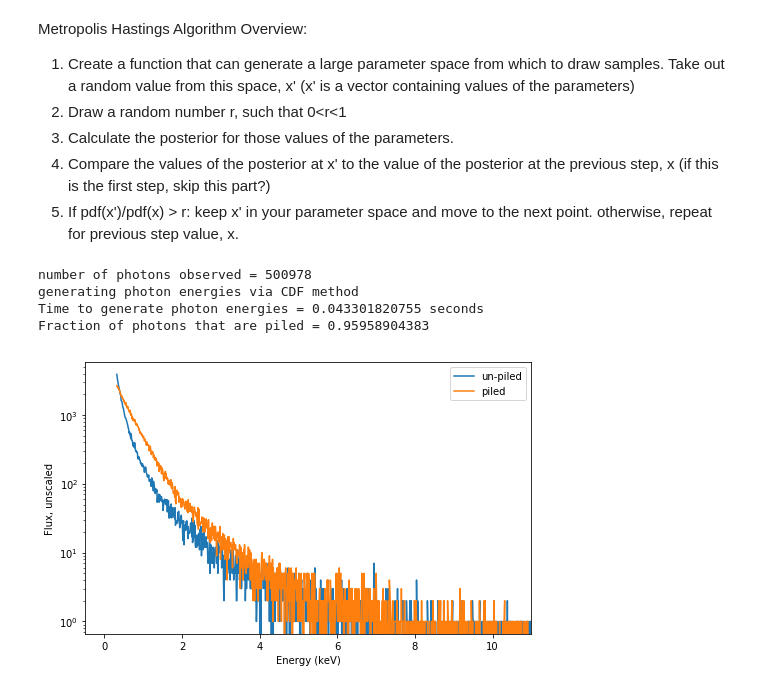
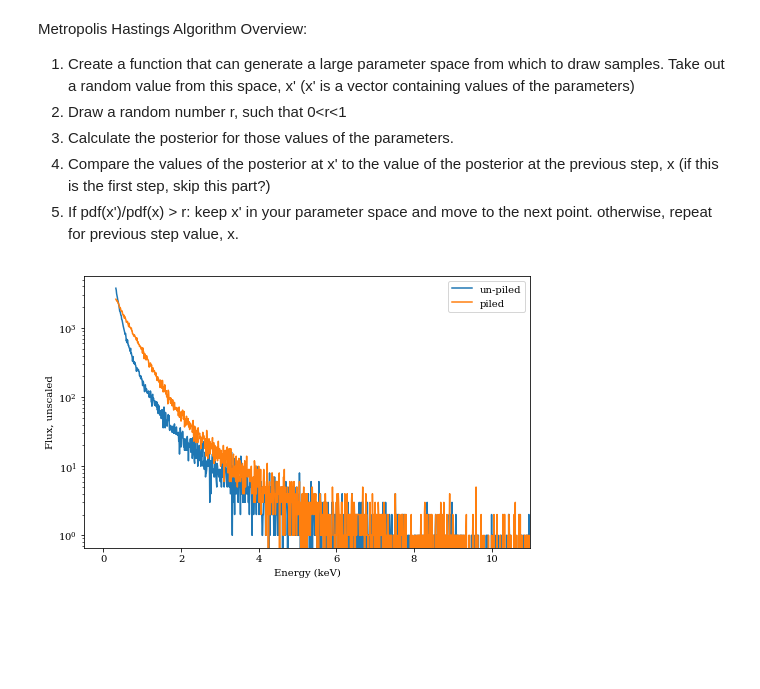
Before and after one commit to dirac-institute/PileupABC, a Jupyter notebook: Margaret/metropolis_hastings_mcmc.ipynb, the cells around one changed output. Drawn from its saved outputs; the diff is of its cells as text; code cells hidden in the pictures; blank space fills up the shorter version.

```diff
--- a/Margaret/metropolis_hastings_mcmc.ipynb
+++ b/Margaret/metropolis_hastings_mcmc.ipynb
@@ -23,12 +27,9 @@ Metropolis Hastings Algorithm Overview:
 3. Calculate the posterior for those values of the parameters.
 4. Compare the values of the posterior at x' to the value of the posterior at the previous step, x (if this is the first step, skip this part?)
 5. If pdf(x')/pdf(x) > r: keep x' in your parameter space and move to the next point. otherwise, repeat for previous step value, x.
-# %%
-energy,piled_energy = simdat.simulate_data(500000,'cdf')
-energy_hist, piled_hist = simdat.plot_data(energy,piled_energy)
-# %% [output]
-number of photons observed = 500978
-generating photon energies via CDF method
-Time to generate photon energies = 0.043301820755 seconds
-Fraction of photons that are piled = 0.95958904383
-[figure, removed]
+# %%
+#energy_bins, energy_hist, piled_hist = simdat.simulate_data(500000,2.7,'cdf',arf)
+simdat.plot_data(energy_bins,energy_hist, piled_hist)
+plt.savefig('spectrum.pdf')
+# %% [output]
+[figure, added]
```
Also changed, not shown: parts of 32 cells of this notebook, 3 other files.
